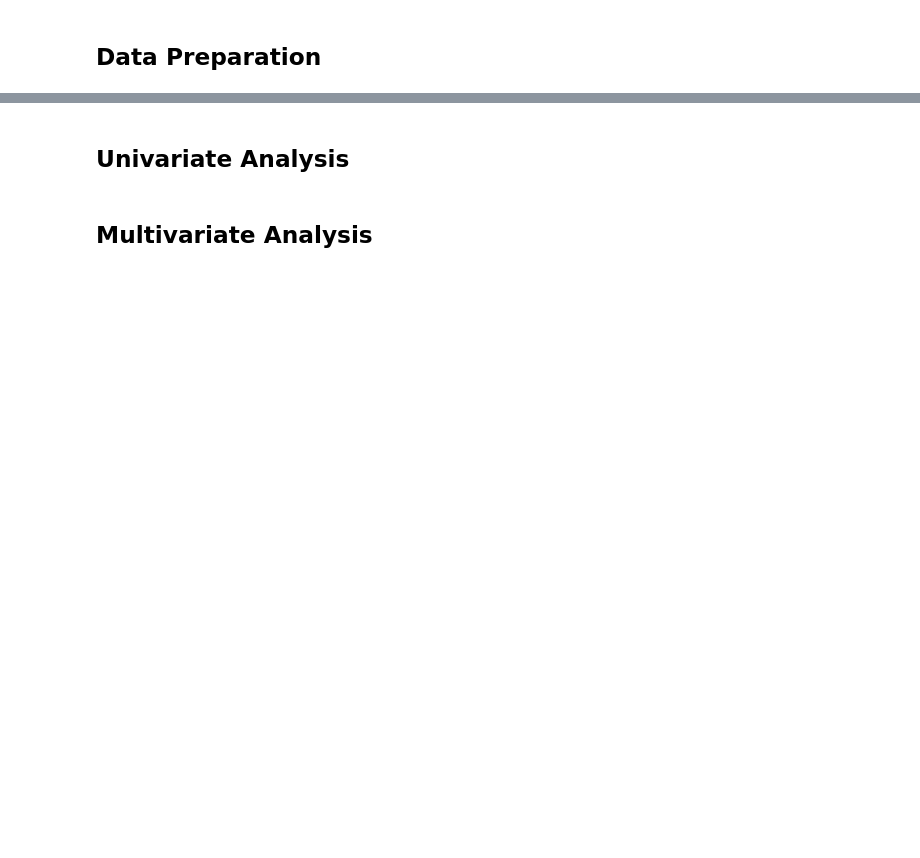
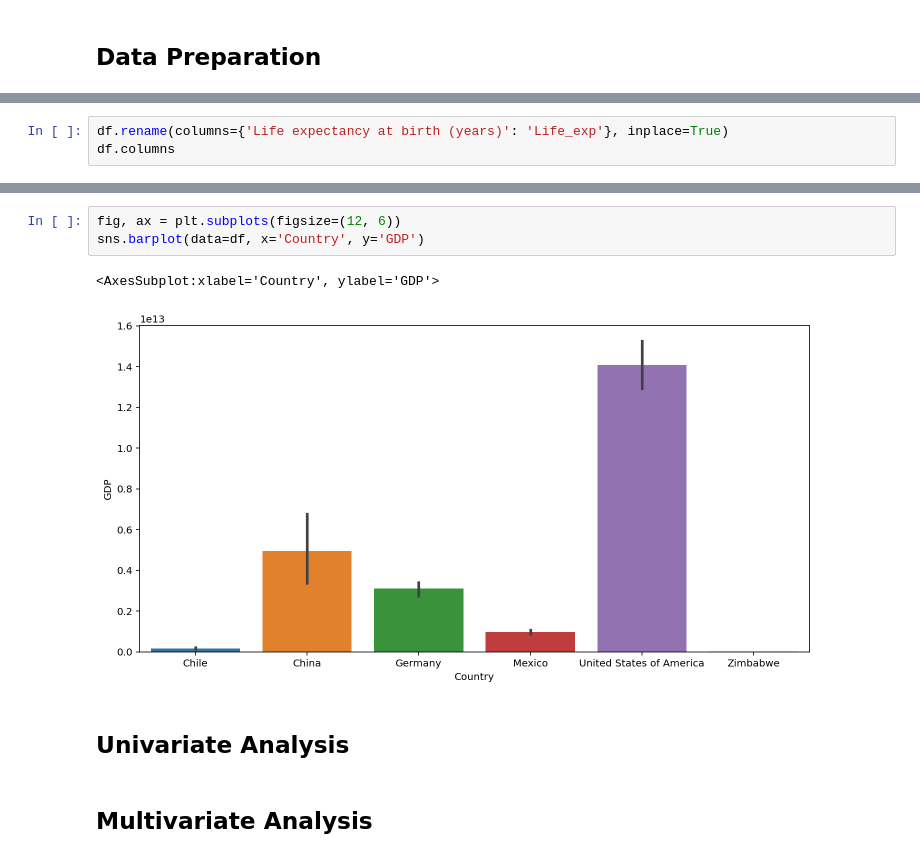
Before and after one commit to bravocharliemike/life_expectancy_gdp, a Jupyter notebook: life_expectancy_gdp.ipynb, the cells around one changed output, grey strips where cells are left out. Cells and saved outputs as stored; diff of their text form; blank space fills up the shorter version.

Commit message:
Began data cleaning and preparation

```diff
--- a/life_expectancy_gdp.ipynb
+++ b/life_expectancy_gdp.ipynb
@@ -89,0 +124,3 @@ dtype: int64
+# %%
+df.rename(columns={'Life expectancy at birth (years)': 'Life_exp'}, inplace=True)
+df.columns
@@ -90,3 +166,9 @@ dtype: int64
+# %%
+fig, ax = plt.subplots(figsize=(12, 6))
+sns.barplot(data=df, x='Country', y='GDP')
+# %% [output]
+<AxesSubplot:xlabel='Country', ylabel='GDP'>
+[figure, added]
 # %% [markdown]
 ## Univariate Analysis
 # %% [markdown]
```
Also changed, not shown: parts of 10 cells of this notebook.
